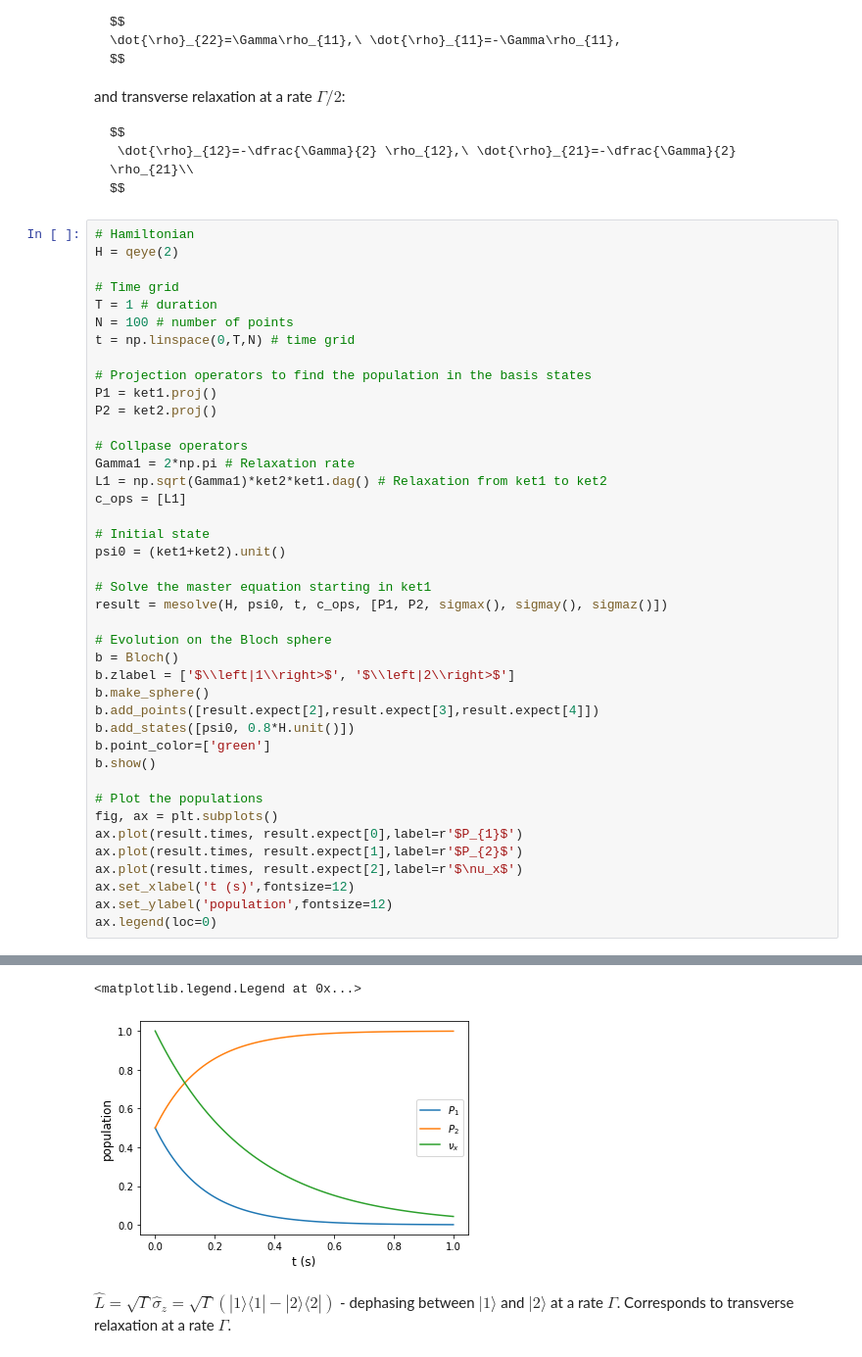
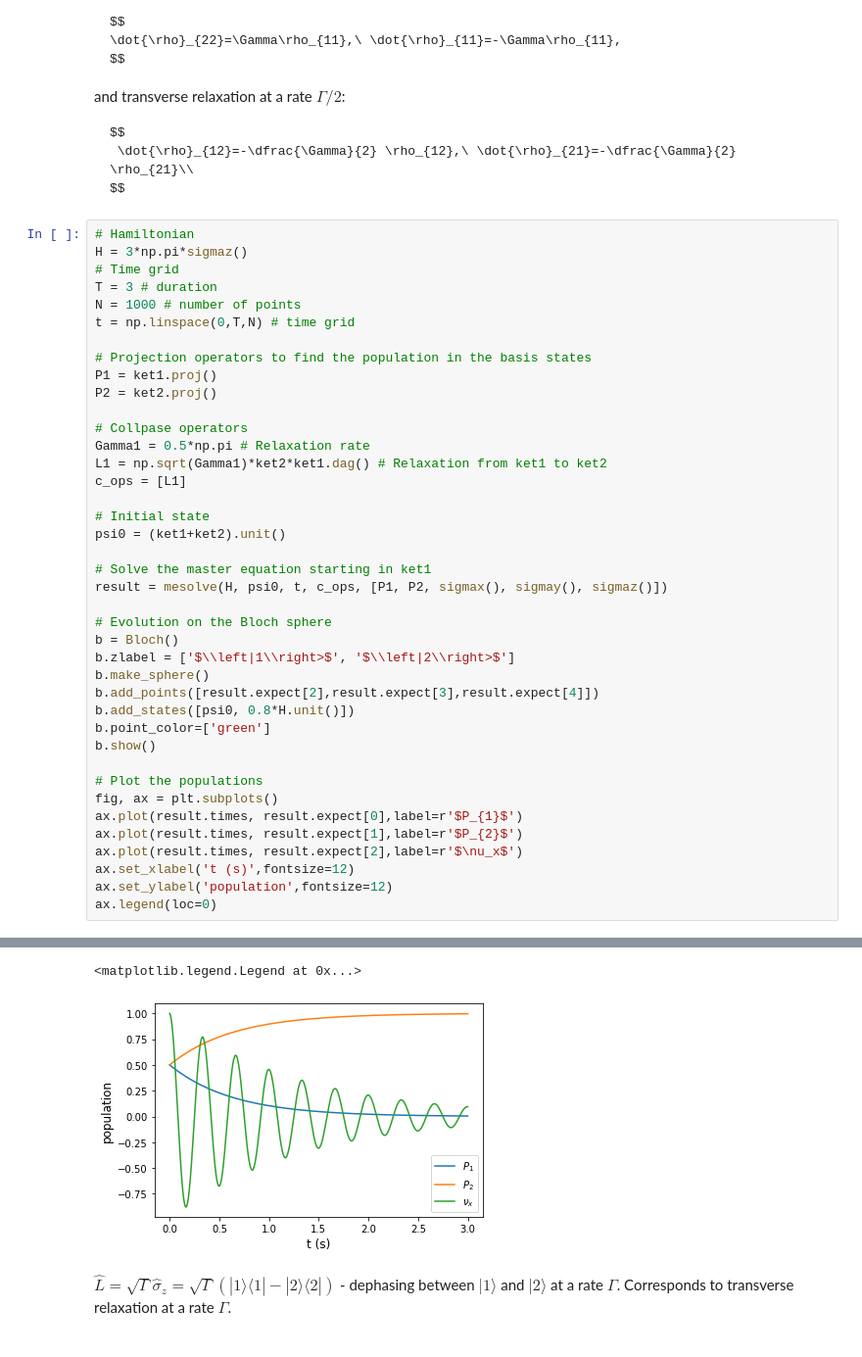
Before and after one commit to tretyakovmipt/quantum-intro-lectures, a Jupyter notebook: open-systems.ipynb, the cells around one changed output, grey strips where cells are left out. Shown at 98% size. Drawn from its saved outputs; the diff is of its cells as text.

```diff
--- a/open-systems.ipynb
+++ b/open-systems.ipynb
@@ -48,11 +48,10 @@ and transverse relaxation at a rate $\Gamma/2$:
     $$
 # %%
 # Hamiltonian
-H = qeye(2)
-
+H = 3*np.pi*sigmaz()
 # Time grid
-T = 1 # duration
-N = 100 # number of points
+T = 3 # duration
+N = 1000 # number of points
 t = np.linspace(0,T,N) # time grid
 
 # Projection operators to find the population in the basis states
@@ -60,7 +59,7 @@ P1 = ket1.proj()
 P2 = ket2.proj()
 
 # Collpase operators
-Gamma1 = 2*np.pi # Relaxation rate
+Gamma1 = 0.5*np.pi # Relaxation rate
 L1 = np.sqrt(Gamma1)*ket2*ket1.dag() # Relaxation from ket1 to ket2
 c_ops = [L1]
 
@@ -92,5 +91,5 @@ ax.legend(loc=0)
 <matplotlib.legend.Legend at 0x...>
-[figure, old version]
+[figure, new version]
 # %% [markdown]
 $\hat{L}=\sqrt{\Gamma}\hat{\sigma}_z=\sqrt{\Gamma}\left(|1\rangle\langle1|-|2\rangle\langle2|\right)$ - dephasing between $|1\rangle$ and $|2\rangle$ at a rate $\Gamma$. Corresponds to transverse relaxation at a rate $\Gamma$.
 # %%
```
Also changed, not shown: parts of 15 cells of this notebook.
